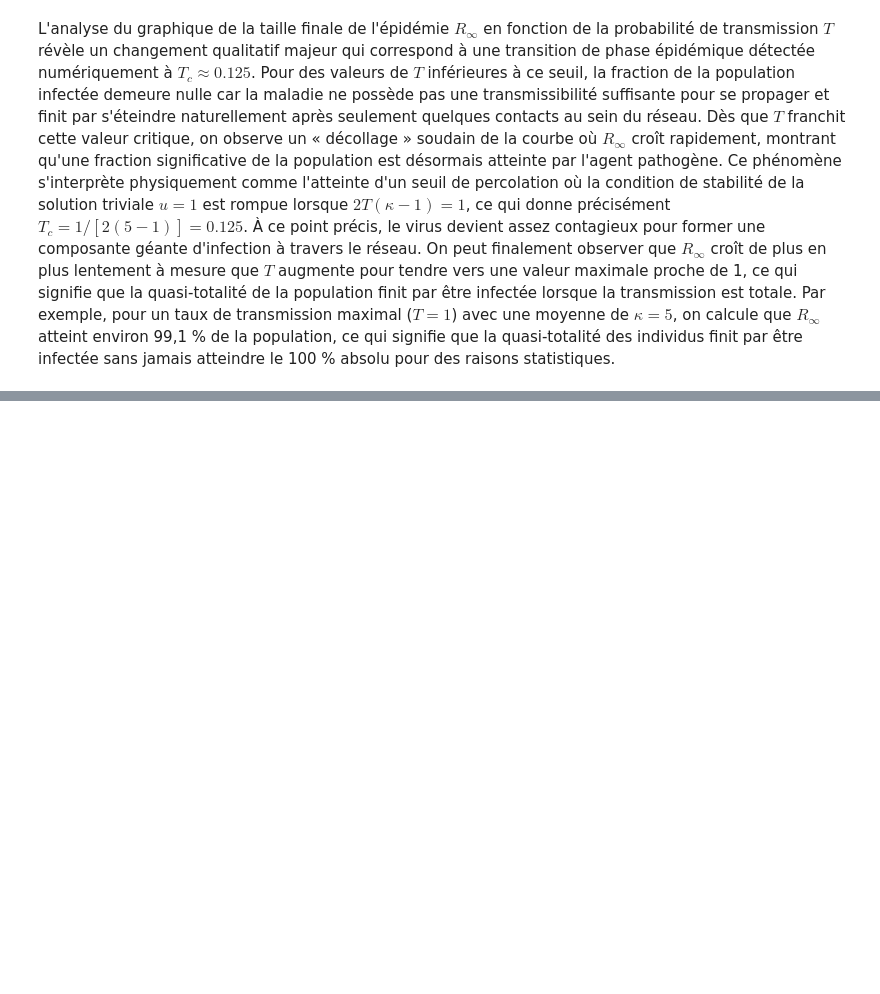
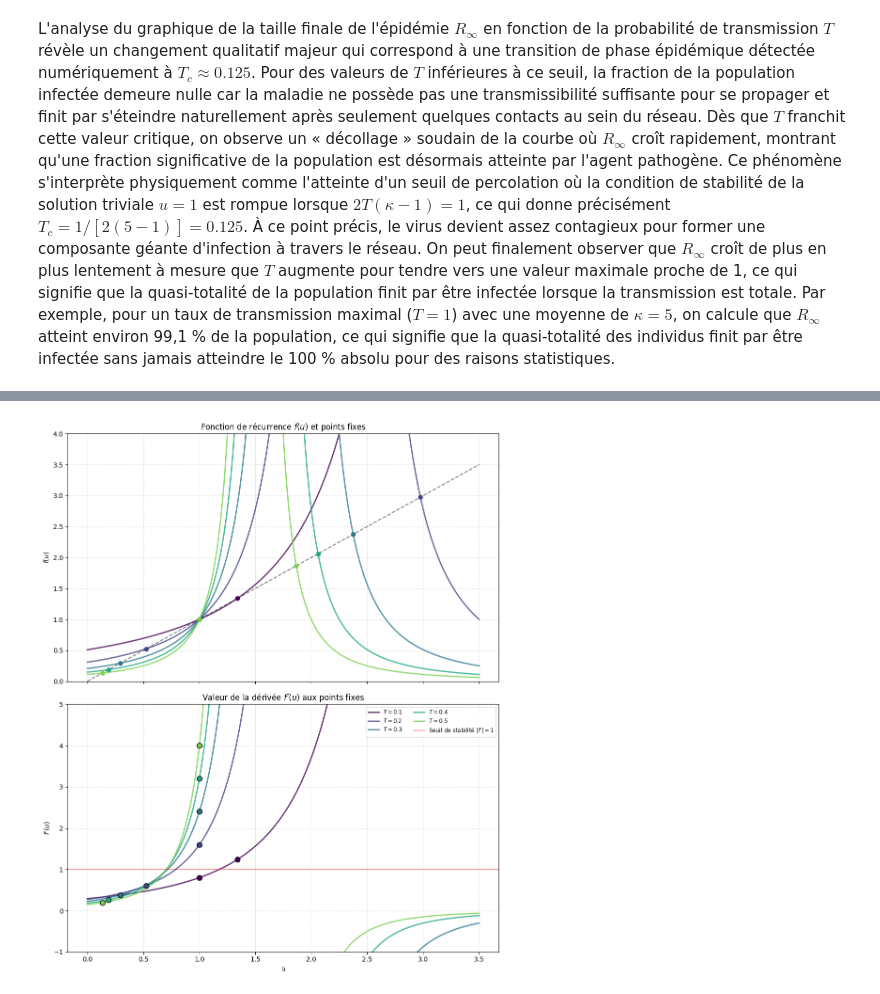
Before and after one commit to Jeremie-Beaupre/TP3_phyznum, a Jupyter notebook: main.ipynb, the cells around one changed output, grey strips where cells are left out. Drawn from its saved outputs; the diff is of its cells as text; code cells hidden in the pictures; blank space fills up the shorter version.

```diff
--- a/main.ipynb
+++ b/main.ipynb
@@ -123,0 +214,76 @@ L'analyse du graphique de la taille finale de l'épidémie $R_\infty$ en fonctio
+# %%
+import numpy as np
+import matplotlib.pyplot as plt
+
+def f(u, T, k):
+    # Ajout d'un petit epsilon pour éviter la division par zéro exacte sur l'asymptote
+    denom = 1 + T * (k - 1) * (1 - u)
+    return 1 / (denom**2)
+
+def df(u, T, k):
+    denom = 1 + T * (k - 1) * (1 - u)
+    num = 2 * T * (k - 1)
+    return num / (denom**3)
+
+def get_roots(T, k):
+    """Calcul analytique des racines de f(u) = u"""
+    if T == 0: return [1.0]
+    A = T * (k - 1)
+    delta = A**4 + 4*A**3
+    u1 = (A**2 + 2*A + np.sqrt(delta)) / (2 * A**2)
+    u2 = (A**2 + 2*A - np.sqrt(delta)) / (2 * A**2)
+    u3 = 1.0
+    return [u1, u2, u3]
+
+k = 5
+T_values = [0.1, 0.2, 0.3, 0.4, 0.5]
+u_range = np.linspace(0, 3.5, 1000)
+
+fig, (ax1, ax2) = plt.subplots(2, 1, figsize=(10, 12), sharex=True)
+colors = plt.cm.viridis(np.linspace(0, 0.8, len(T_values)))
+
+for T, color in zip(T_values, colors):
+    # Masquage des points proches de la singularité pour un tracé propre
+    f_vals = f(u_range, T, k)
+    df_vals = df(u_range, T, k)
+
+    # On masque les valeurs aberrantes (asymptote) pour le tracé
+    f_vals[f_vals > 10] = np.nan
+    df_vals[np.abs(df_vals) > 10] = np.nan
+
+    ax1.plot(u_range, f_vals, color=color, lw=2, alpha=0.8)
+    ax2.plot(u_range, df_vals, color=color, lw=2, alpha=0.8, label=f'$T={T}$')
+
+    # --- AJOUT DES POINTS AUX RACINES ---
+    roots = get_roots(T, k)
+    for r in roots:
+        if 0 <= r <= 3.5: # On ne trace que ce qui est dans le cadre
+            val_f = f(r, T, k)
+            val_df = df(r, T, k)
+
+            # Point sur le graphique f(u) (l'intersection)
+            ax1.scatter(r, val_f, color=color, s=40, zorder=5)
+
+            # Point sur le graphique f'(u) (la valeur de la dérivée)
+            ax2.scatter(r, val_df, color=color, s=60, edgecolors='black', zorder=5)
+
+# Habillage ax1
+ax1.plot(u_range, u_range, 'k--', alpha=0.5, label='$y = u$ (Identité)')
+ax1.set_ylabel('$f(u)$')
+ax1.set_title('Fonction de récurrence $f(u)$ et points fixes')
+ax1.grid(True, linestyle=':', alpha=0.7)
+ax1.set_ylim(0, 4)
+
+# Habillage ax2
+ax2.axhline(y=1, color='red', linestyle='-', alpha=0.4, label='Seuil de stabilité $|f\'|=1$')
+ax2.set_xlabel('$u$')
+ax2.set_ylabel("$f'(u)$")
+ax2.set_title('Valeur de la dérivée $f\'(u)$ aux points fixes')
+ax2.legend(loc='upper right', fontsize='small', ncol=2)
+ax2.grid(True, linestyle=':', alpha=0.7)
+ax2.set_ylim(-1, 5)
+
+plt.tight_layout()
+plt.show()
+# %% [output]
+[figure, added]
```
Also changed, not shown: parts of 8 cells of this notebook.
